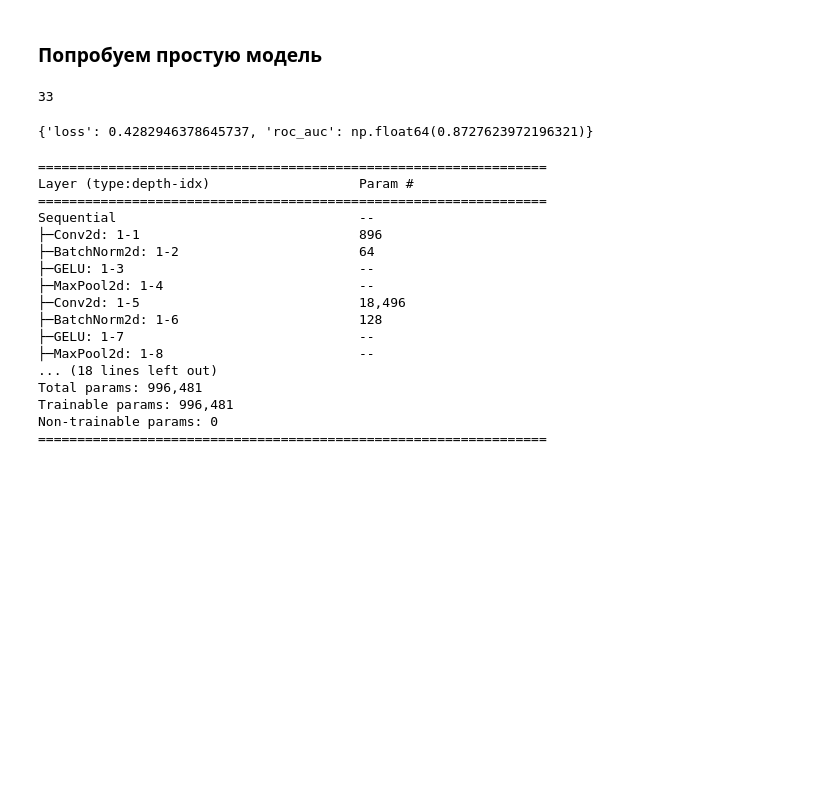
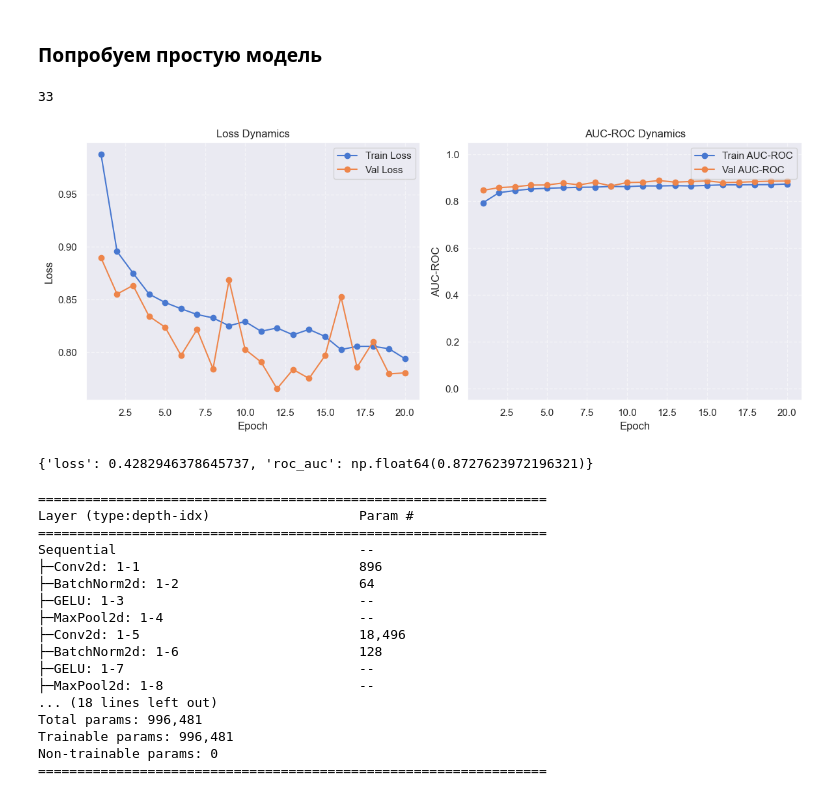
Before and after one commit to mishcum/GP5, a Jupyter notebook: notebooks/conv/Conv.ipynb, the cells around one changed output. Cells and saved outputs as stored; diff of their text form; code cells hidden in the pictures; blank space fills up the shorter version.

```diff
--- a/notebooks/conv/Conv.ipynb
+++ b/notebooks/conv/Conv.ipynb
@@ -384,7 +354,7 @@ n_neg = len(train_labels) - n_pos
 pos_weight = torch.tensor([n_neg / n_pos], dtype=torch.float32, device=device)
 criterion = nn.BCEWithLogitsLoss(pos_weight=pos_weight)
 
-train_loader = data.DataLoader(train_dataset, batch_size=128, num_workers=8, shuffle=True, persistent_workers=True, prefetch_factor=4)
+train_loader = data.DataLoader(train_dataset, batch_size=128, shuffle=True, num_workers=6)
 test_loader = data.DataLoader(test_dataset, batch_size=64)
 val_loader = data.DataLoader(val_dataset, batch_size=64, num_workers=2)
 
@@ -510,7 +475,9 @@ wandb_config = {
     "metrics": ["loss", "roc_auc"],
 }
 # %%
-fit(model, train_loader, val_loader, optimizer, None, criterion, device, num_epochs, out_dir='simple_cnn', use_wandb=False, wandb_project='gp5_pics_only1', wandb_run_name='gp5_pics_only1_run6', wandb_config=wandb_config, plot_fn=plot_metrics)
+fit(model, train_loader, val_loader, optimizer, None, criterion, device, num_epochs, out_dir='simple_cnn', use_wandb=True, wandb_project='gp5_pics_only1', wandb_run_name='gp5_pics_only1_run6', wandb_config=wandb_config, plot_fn=plot_metrics)
+# %% [output]
+[figure, added]
 # %%
 validation_epoch(model, criterion, test_loader, device)
 # %% [output]
```
Also changed, not shown: parts of 24 cells of this notebook, 1 other file.
